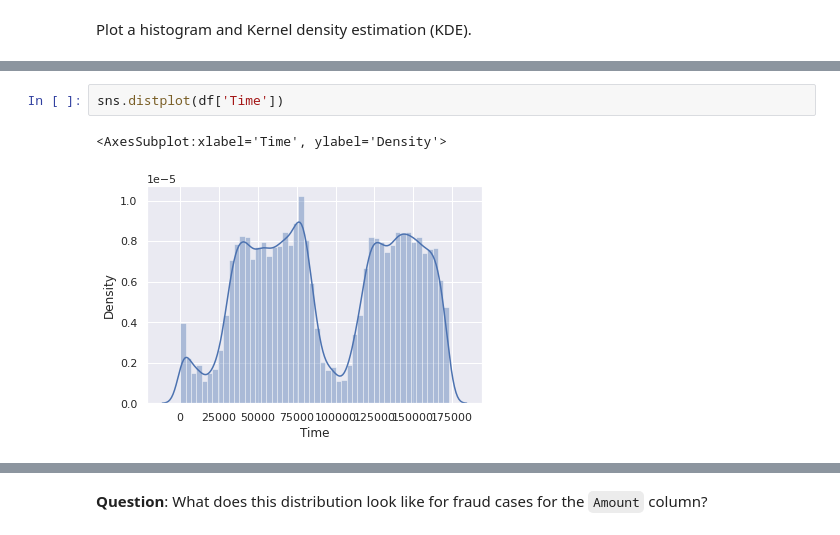
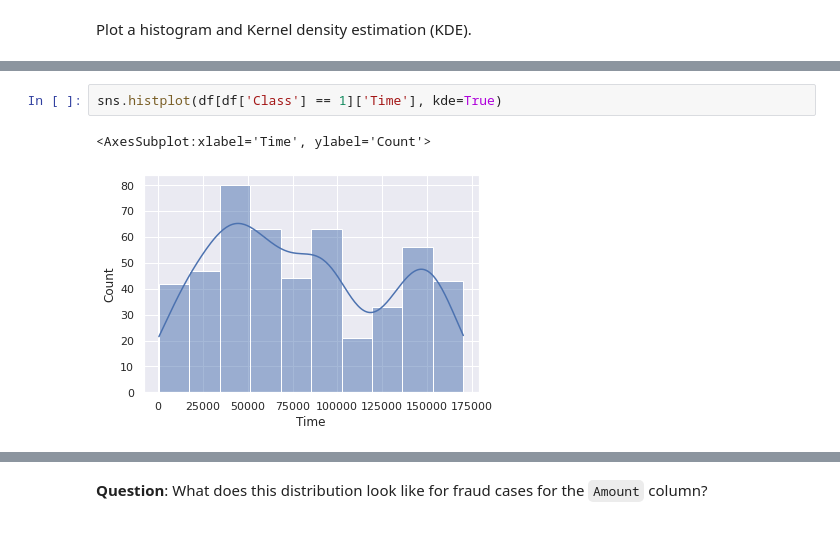
Before and after one commit to angry-birdman/aws-sagemaker-lab, a Jupyter notebook: Credit_Card_Fraud_Detection-Student.ipynb, the cells around one changed output, grey strips where cells are left out. Saved outputs shown, nothing was run; the diff lists cells and outputs as text.

```diff
--- a/Credit_Card_Fraud_Detection-Student.ipynb
+++ b/Credit_Card_Fraud_Detection-Student.ipynb
@@ -319,5 +335,5 @@ Plot a histogram and Kernel density estimation (KDE).
 # %%
-sns.distplot(df['Time'])
+sns.histplot(df[df['Class'] == 1]['Time'], kde=True)
 # %% [output]
-<AxesSubplot:xlabel='Time', ylabel='Density'>
+<AxesSubplot:xlabel='Time', ylabel='Count'>
-[figure, old version]
+[figure, new version]
```
Also changed, not shown: parts of 5 cells of this notebook.
